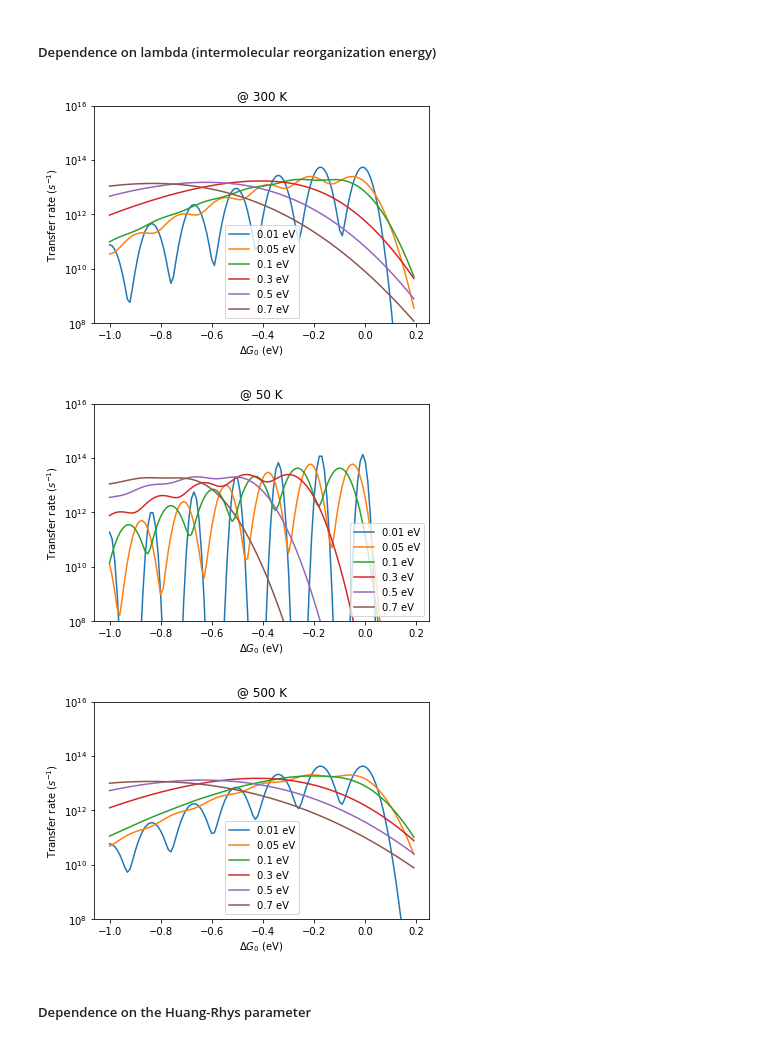
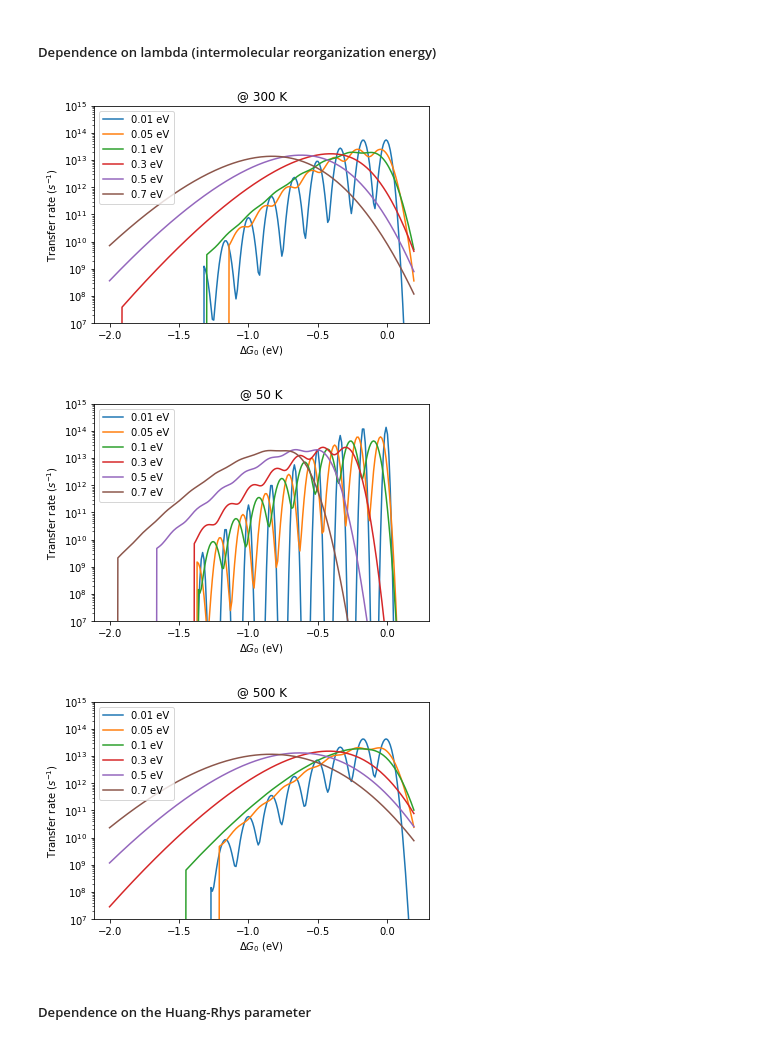
Before and after one commit to annajungbluth/Transition-Rates, a Jupyter notebook: Transition_Rates [Marcus vs. MLJ Theory].ipynb, the cells around one changed output. Saved outputs shown, nothing was run; the diff lists cells and outputs as text; code cells hidden in the pictures.

```diff
--- a/Transition_Rates [Marcus vs. MLJ Theory].ipynb
+++ b/Transition_Rates [Marcus vs. MLJ Theory].ipynb
@@ -23,4 +23,4 @@ S_i = 1
 sig = 0.05 #[eV]
 # %%
 del_G0_list = np.arange(-1,0.2, 0.01)
-T = [5, 20, 50, 150, 300]
+T = [5, 20, 50, 150, 300, 500]
@@ -251,39 +358,41 @@ plt.show()
 # %% [markdown]
 ##### Dependence on lambda (intermolecular reorganization energy)
 # %%
+del_G0_list = np.arange(-2,0.2, 0.01)
+
 for l_o in lam_list:
     MLJ_k_list_l = MLJ_transfer_rates(del_G0_list, 300, l_o, S_i, hbar_w_i)
     plt.semilogy(del_G0_list, MLJ_k_list_l, label=str(l_o)+' eV')
-plt.ylim(10**8, 10**16)
+plt.ylim(10**7, 10**15)
 plt.xlabel('$\Delta G_0$ (eV)')
 plt.ylabel('Transfer rate ($s^{-1}$)')
 plt.title('@ 300 K')
 plt.legend()
 plt.show()
 
 for l_o in lam_list:
     MLJ_k_list_l = MLJ_transfer_rates(del_G0_list, 50, l_o, S_i, hbar_w_i)
     plt.semilogy(del_G0_list, MLJ_k_list_l, label=str(l_o)+' eV')
-plt.ylim(10**8, 10**16)
+plt.ylim(10**7, 10**15)
 plt.xlabel('$\Delta G_0$ (eV)')
 plt.ylabel('Transfer rate ($s^{-1}$)')
 plt.title('@ 50 K')
 plt.legend()
 plt.show()
 
 for l_o in lam_list:
     MLJ_k_list_l = MLJ_transfer_rates(del_G0_list, 500, l_o, S_i, hbar_w_i)
     plt.semilogy(del_G0_list, MLJ_k_list_l, label=str(l_o)+' eV')
-plt.ylim(10**8, 10**16)
+plt.ylim(10**7, 10**15)
 plt.xlabel('$\Delta G_0$ (eV)')
 plt.ylabel('Transfer rate ($s^{-1}$)')
 plt.title('@ 500 K')
 plt.legend()
 plt.show()
 # %% [output]
-[figure, old version]
+[figure, new version]
-[figure, old version]
+[figure, new version]
-[figure, old version]
+[figure, new version]
 # %% [markdown]
 ##### Dependence on the Huang-Rhys parameter
 # %%
```
Also changed, not shown: parts of 12 cells of this notebook.
